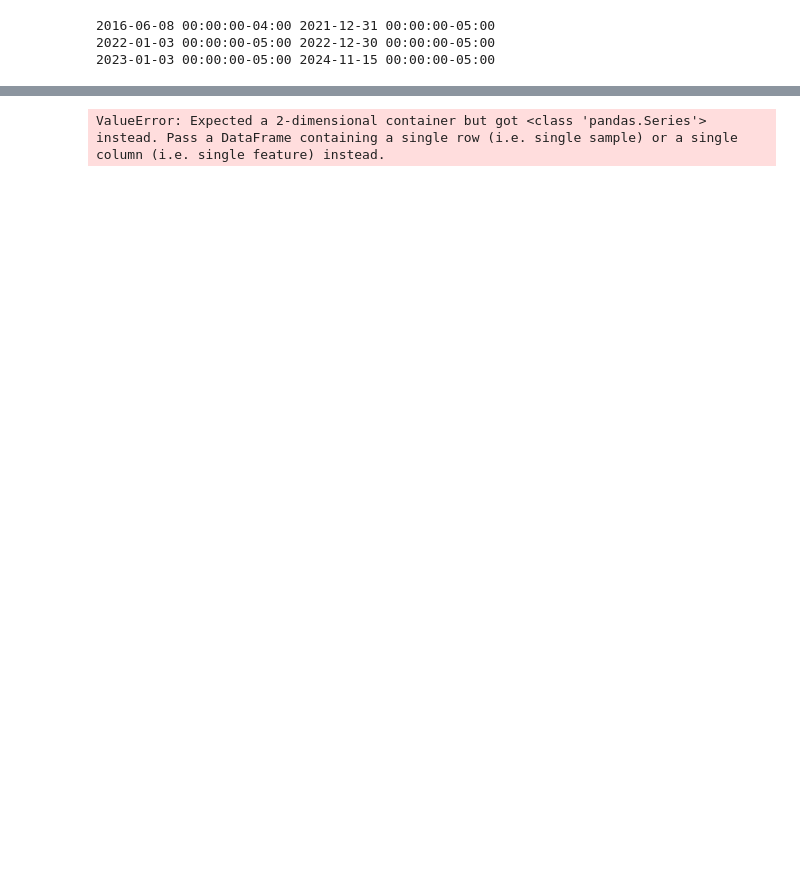
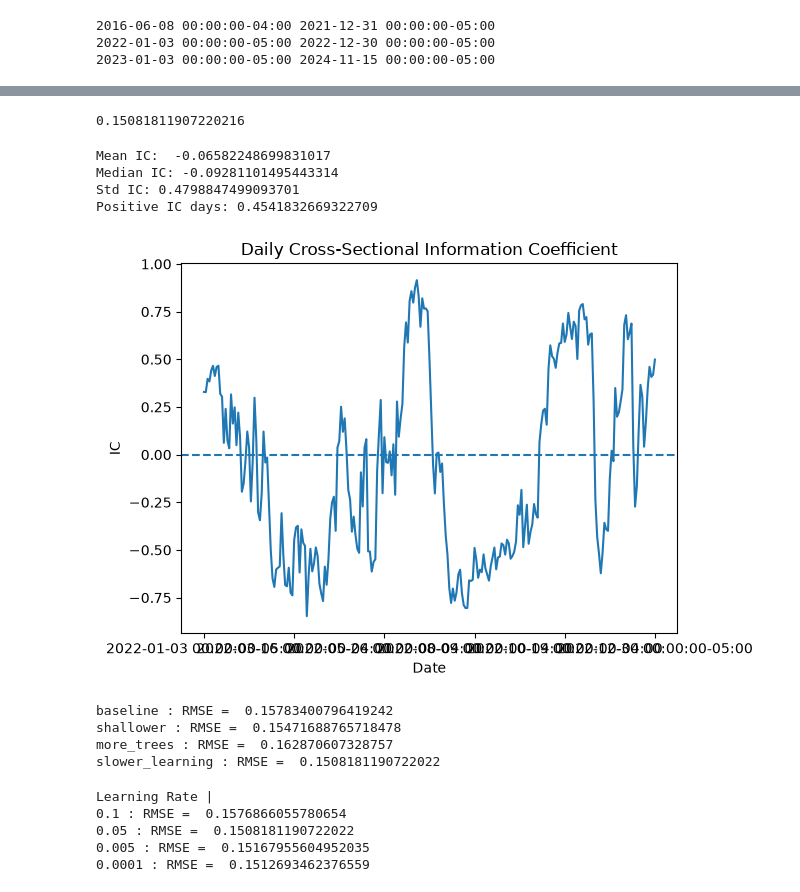
Before and after one commit to willglad/quant-ml, a Jupyter notebook: notebooks/predictor.ipynb, the cells around one changed output, grey strips where cells are left out. Saved outputs shown, nothing was run; the diff lists cells and outputs as text; code cells hidden in the pictures; blank space fills up the shorter version.

Commit message:
Added simple parameter sweeps for n_est, learn rate and tree depth for GBoost models

```diff
--- a/notebooks/predictor.ipynb
+++ b/notebooks/predictor.ipynb
@@ -155,7 +141,7 @@ X_test_scaled = scalar.fit_transform(X_test)
 
 # now fit model to training set
 from sklearn.linear_model import Ridge
-ridge = Ridge(alpha=0.4)
+ridge = Ridge(alpha=1000)
 ridge.fit(X_train_scaled, Y_train)
 print("Model trained successfully, predicting from validation set...")
 y_pred_ridge = ridge.predict(X_valid_scaled)
@@ -175,10 +161,75 @@ print(rmse_baseline)
 # %%
 from sklearn.ensemble import GradientBoostingRegressor
 
-gbreg = GradientBoostingRegressor()
+gbreg = GradientBoostingRegressor(n_estimators=100, learning_rate=0.05, max_depth=3)
 gbreg.fit(X_train, Y_train)
 y_pred_gb = gbreg.predict(X_valid)
 rmse_gb = mean_squared_error(Y_valid, y_pred_gb) ** 0.5
 print(rmse_gb)
 # %% [output]
-ValueError: Expected a 2-dimensional container but got <class 'pandas.Series'> instead. Pass a DataFrame containing a single row (i.e. single sample) or a single column (i.e. single feature) instead.
+0.15081811907220216
+# %%
+# Seperate out results from validation set
+results = valid[["Date", "Ticker"]].copy()
+results["predicted"] = y_pred_gb
+results["actual"] = Y_valid
+
+grouped = results.groupby("Date")
+ic = grouped.apply(lambda x: x["predicted"].corr(x["actual"]))
+print("Mean IC: ", ic.mean())
+print("Median IC:", ic.median())
+print("Std IC:", ic.std())
+print("Positive IC days:", (ic > 0).mean())
+
+ic.plot()
+plt.axhline(0, linestyle="--")
+plt.xlabel("Date")
+plt.ylabel("IC")
+plt.title("Daily Cross-Sectional Information Coefficient")
+plt.show()
+# %% [output]
+Mean IC:  -0.06582248699831017
+Median IC: -0.09281101495443314
+Std IC: 0.4798847499093701
+Positive IC days: 0.4541832669322709
+[figure, added]
+# %%
+# INVESTIGATING SENSITIVITY TO PARAMETERS FOR GRADIENT BOOSTING
+#from sklearn.pipeline import Pipeline
+
+models = {
+    "baseline": GradientBoostingRegressor(n_estimators=100, learning_rate=0.1, max_depth=3),
+    "shallower": GradientBoostingRegressor(n_estimators=100, learning_rate=0.1, max_depth=1),
+    "more_trees": GradientBoostingRegressor(n_estimators=200, learning_rate=0.1, max_depth=3),
+    "slower_learning": GradientBoostingRegressor(n_estimators=100, learning_rate=0.05, max_depth=3)
+}
+
+for name, model in models.items():
+    model.fit(X_train, Y_train)
+    y_pred = model.predict(X_valid)
+    rmse = mean_squared_error(Y_valid, y_pred) ** 0.5
+    print(name,": RMSE = ", rmse)
+# %% [output]
+baseline : RMSE =  0.15783400796419242
+shallower : RMSE =  0.15471688765718478
+more_trees : RMSE =  0.162870607328757
+slower_learning : RMSE =  0.1508181190722022
+# %%
+lr_models = {
+    "0.1": GradientBoostingRegressor(n_estimators=100, learning_rate=0.1, max_depth=3),
+    "0.05": GradientBoostingRegressor(n_estimators=100, learning_rate=0.05, max_depth=3),
+    "0.005": GradientBoostingRegressor(n_estimators=100, learning_rate=0.005, max_depth=3),
+    "0.0001": GradientBoostingRegressor(n_estimators=100, learning_rate=0.0001, max_depth=3)
+}
+print('Learning Rate |')
+for name, model in lr_models.items():
+    model.fit(X_train, Y_train)
+    y_pred = model.predict(X_valid)
+    rmse = mean_squared_error(Y_valid, y_pred) ** 0.5
+    print(name,": RMSE = ", rmse)
+# %% [output]
+Learning Rate |
+0.1 : RMSE =  0.1576866055780654
+0.05 : RMSE =  0.1508181190722022
+0.005 : RMSE =  0.15167955604952035
+0.0001 : RMSE =  0.1512693462376559
```
Also changed, not shown: parts of 7 cells of this notebook, 7 other files.
